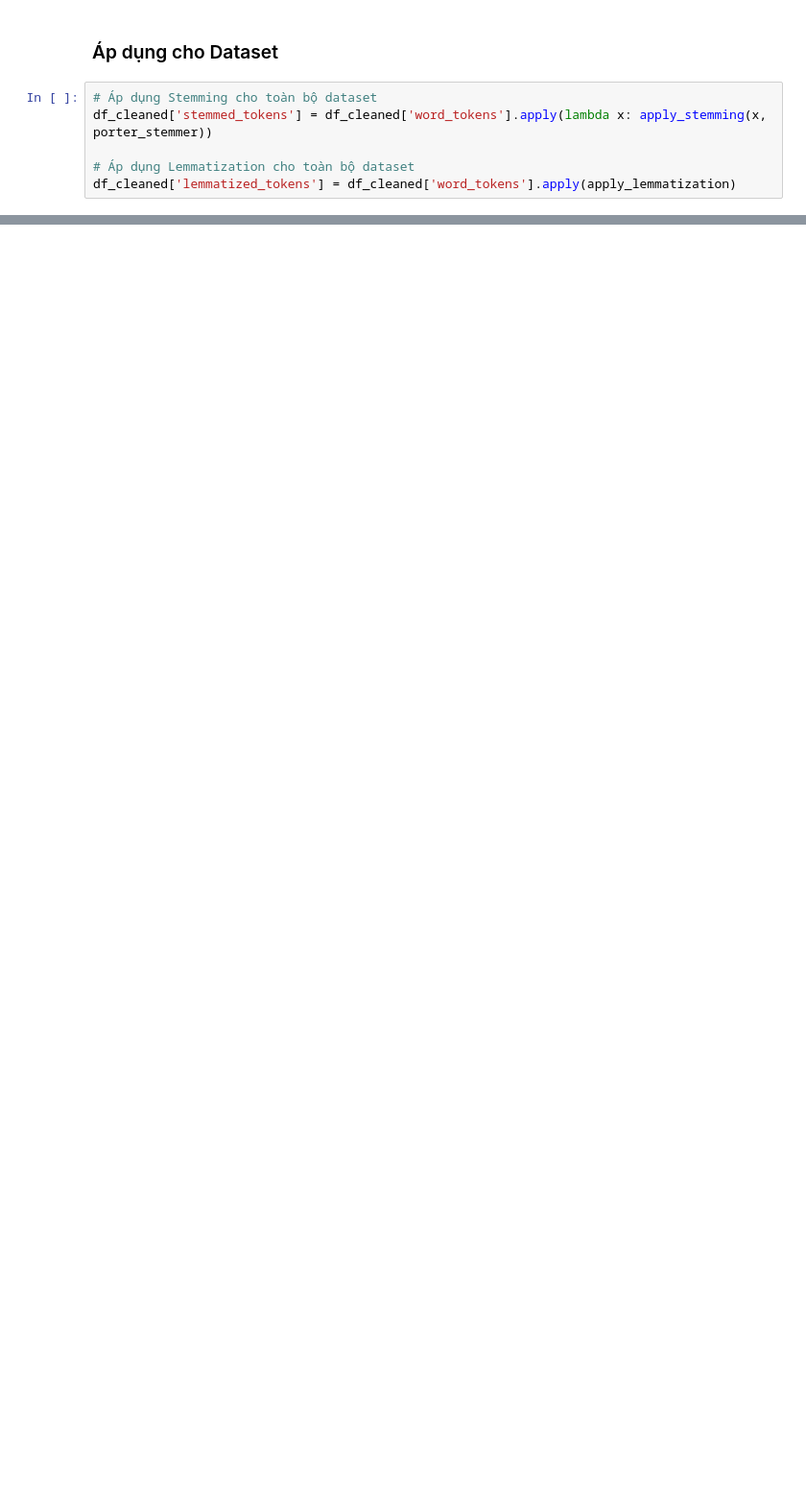
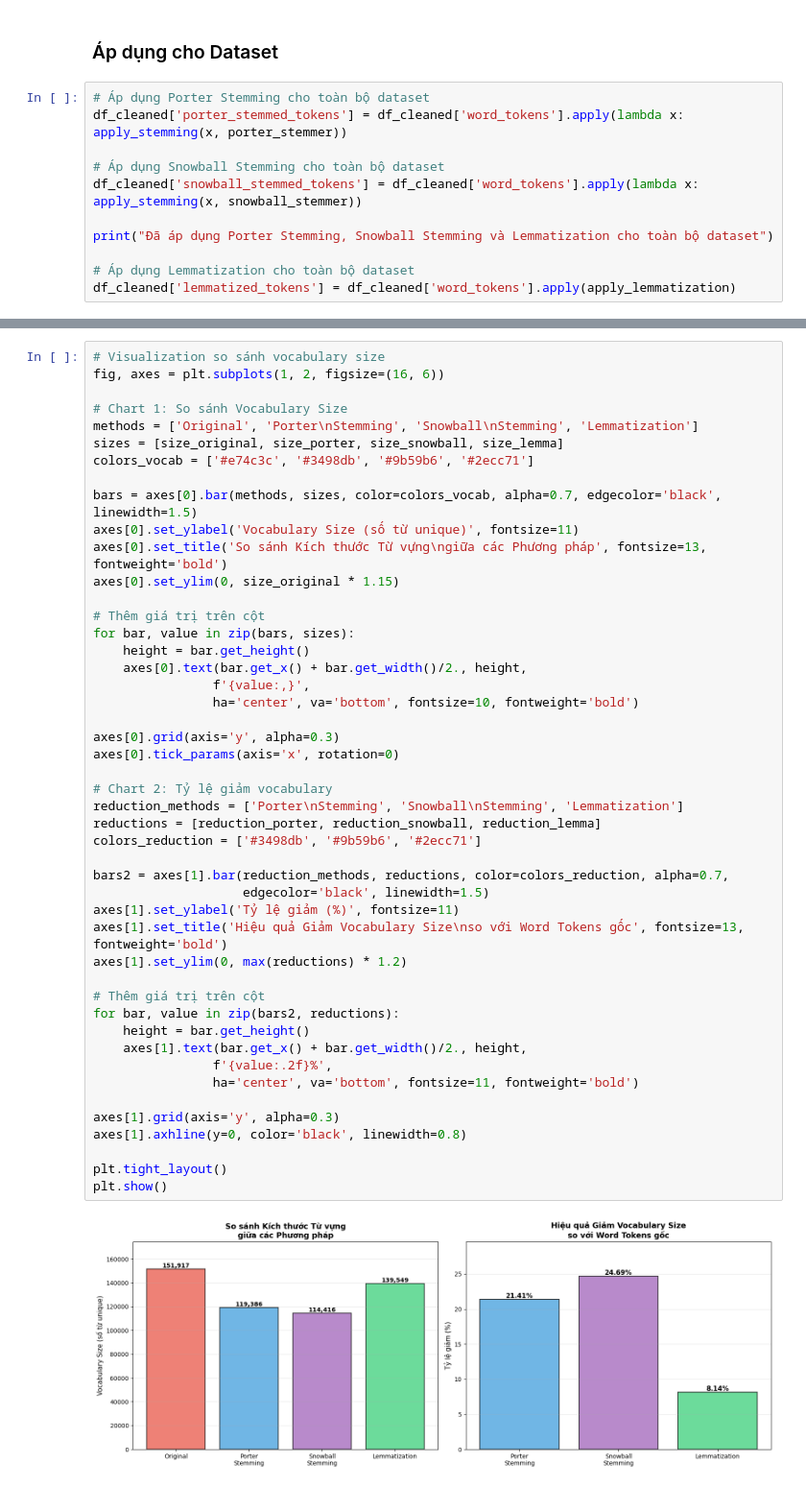
Before and after one commit to AnhTtis/Preprocessing_Methods, a Jupyter notebook: notebooks/03_text_preprocessing.ipynb, the cells around one changed output, grey strips where cells are left out. Shown at 96% size. Cells and saved outputs as stored; diff of their text form; blank space fills up the shorter version.

```diff
--- a/notebooks/03_text_preprocessing.ipynb
+++ b/notebooks/03_text_preprocessing.ipynb
@@ -730,8 +958,13 @@ beautifully          beauti               beautifully          ⚠️ Khác nhau
 # %% [markdown]
 ### Áp dụng cho Dataset
 # %%
-# Áp dụng Stemming cho toàn bộ dataset
-df_cleaned['stemmed_tokens'] = df_cleaned['word_tokens'].apply(lambda x: apply_stemming(x, porter_stemmer))
+# Áp dụng Porter Stemming cho toàn bộ dataset
+df_cleaned['porter_stemmed_tokens'] = df_cleaned['word_tokens'].apply(lambda x: apply_stemming(x, porter_stemmer))
+
+# Áp dụng Snowball Stemming cho toàn bộ dataset
+df_cleaned['snowball_stemmed_tokens'] = df_cleaned['word_tokens'].apply(lambda x: apply_stemming(x, snowball_stemmer))
+
+print("Đã áp dụng Porter Stemming, Snowball Stemming và Lemmatization cho toàn bộ dataset")
 
 # Áp dụng Lemmatization cho toàn bộ dataset
 df_cleaned['lemmatized_tokens'] = df_cleaned['word_tokens'].apply(apply_lemmatization)
@@ -799,0 +1088,49 @@ Số từ thay đổi: Stemming=7/12, Lemmatization=1/12
+# %%
+# Visualization so sánh vocabulary size
+fig, axes = plt.subplots(1, 2, figsize=(16, 6))
+
+# Chart 1: So sánh Vocabulary Size
+methods = ['Original', 'Porter\nStemming', 'Snowball\nStemming', 'Lemmatization']
+sizes = [size_original, size_porter, size_snowball, size_lemma]
+colors_vocab = ['#e74c3c', '#3498db', '#9b59b6', '#2ecc71']
+
+bars = axes[0].bar(methods, sizes, color=colors_vocab, alpha=0.7, edgecolor='black', linewidth=1.5)
+axes[0].set_ylabel('Vocabulary Size (số từ unique)', fontsize=11)
+axes[0].set_title('So sánh Kích thước Từ vựng\ngiữa các Phương pháp', fontsize=13, fontweight='bold')
+axes[0].set_ylim(0, size_original * 1.15)
+
+# Thêm giá trị trên cột
+for bar, value in zip(bars, sizes):
+    height = bar.get_height()
+    axes[0].text(bar.get_x() + bar.get_width()/2., height,
+                f'{value:,}',
+                ha='center', va='bottom', fontsize=10, fontweight='bold')
+
+axes[0].grid(axis='y', alpha=0.3)
+axes[0].tick_params(axis='x', rotation=0)
+
+# Chart 2: Tỷ lệ giảm vocabulary
+reduction_methods = ['Porter\nStemming', 'Snowball\nStemming', 'Lemmatization']
+reductions = [reduction_porter, reduction_snowball, reduction_lemma]
+colors_reduction = ['#3498db', '#9b59b6', '#2ecc71']
+
+bars2 = axes[1].bar(reduction_methods, reductions, color=colors_reduction, alpha=0.7,
+                    edgecolor='black', linewidth=1.5)
+axes[1].set_ylabel('Tỷ lệ giảm (%)', fontsize=11)
+axes[1].set_title('Hiệu quả Giảm Vocabulary Size\nso với Word Tokens gốc', fontsize=13, fontweight='bold')
+axes[1].set_ylim(0, max(reductions) * 1.2)
+
+# Thêm giá trị trên cột
+for bar, value in zip(bars2, reductions):
+    height = bar.get_height()
+    axes[1].text(bar.get_x() + bar.get_width()/2., height,
+                f'{value:.2f}%',
+                ha='center', va='bottom', fontsize=11, fontweight='bold')
+
+axes[1].grid(axis='y', alpha=0.3)
+axes[1].axhline(y=0, color='black', linewidth=0.8)
+
+plt.tight_layout()
+plt.show()
+# %% [output]
+[figure, added]
```
Also changed, not shown: parts of 50 cells of this notebook, 5 other files.
